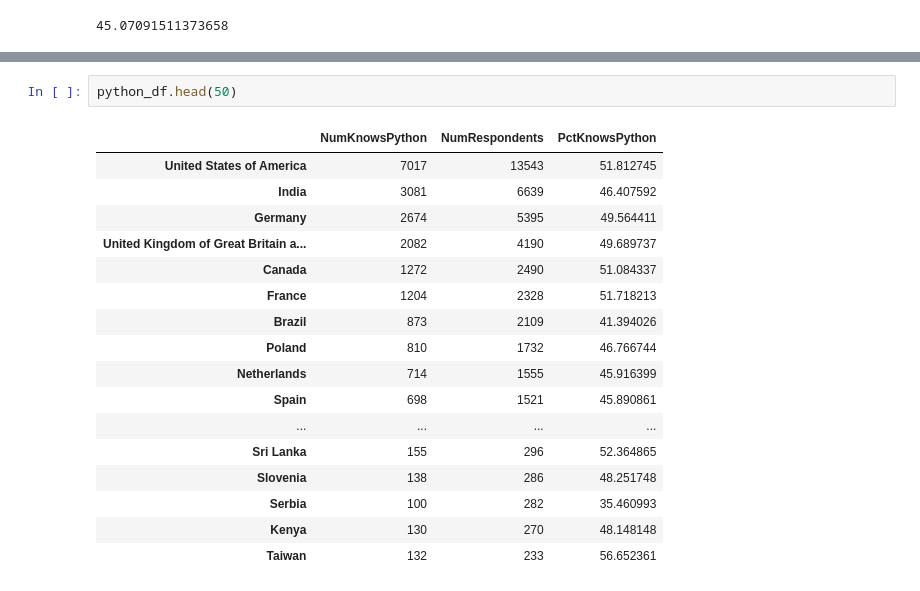
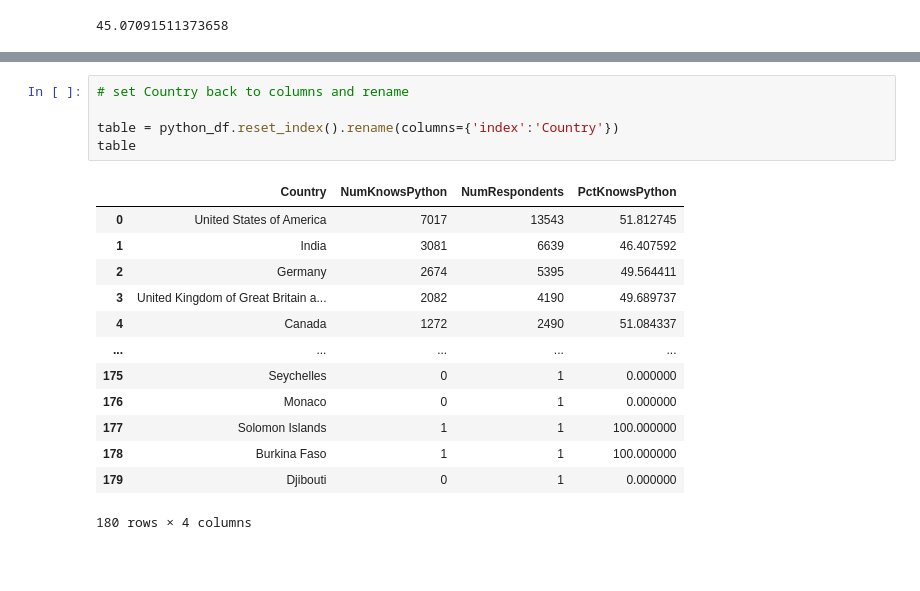
Before and after one commit to Obscureagain/pandas-demo, a Jupyter notebook: SO 2022.ipynb, the cells around one changed output, grey strips where cells are left out. Cells and saved outputs as stored; diff of their text form; blank space fills up the shorter version.

```diff
--- a/SO 2022.ipynb
+++ b/SO 2022.ipynb
@@ -699,20 +739,19 @@ python_df.sort_values(by='NumRespondents', ascending=False, inplace=True)
-# %%
-python_df.head(50)
-# %% [output]
-|  | NumKnowsPython | NumRespondents | PctKnowsPython |
-| United States of America | 7017 | 13543 | 51.812745 |
-| India | 3081 | 6639 | 46.407592 |
-| Germany | 2674 | 5395 | 49.564411 |
-| United Kingdom of Great Britain a... | 2082 | 4190 | 49.689737 |
-| Canada | 1272 | 2490 | 51.084337 |
-| France | 1204 | 2328 | 51.718213 |
-| Brazil | 873 | 2109 | 41.394026 |
-| Poland | 810 | 1732 | 46.766744 |
-| Netherlands | 714 | 1555 | 45.916399 |
-| Spain | 698 | 1521 | 45.890861 |
-| ... | ... | ... | ... |
-| Sri Lanka | 155 | 296 | 52.364865 |
-| Slovenia | 138 | 286 | 48.251748 |
-| Serbia | 100 | 282 | 35.460993 |
-| Kenya | 130 | 270 | 48.148148 |
-| Taiwan | 132 | 233 | 56.652361 |
+# %%
+# set Country back to columns and rename
+
+table = python_df.reset_index().rename(columns={'index':'Country'})
+table
+# %% [output]
+|  | Country | NumKnowsPython | NumRespondents | PctKnowsPython |
+| 0 | United States of America | 7017 | 13543 | 51.812745 |
+| 1 | India | 3081 | 6639 | 46.407592 |
+| 2 | Germany | 2674 | 5395 | 49.564411 |
+| 3 | United Kingdom of Great Britain a... | 2082 | 4190 | 49.689737 |
+| 4 | Canada | 1272 | 2490 | 51.084337 |
+| ... | ... | ... | ... | ... |
+| 175 | Seychelles | 0 | 1 | 0.000000 |
+| 176 | Monaco | 0 | 1 | 0.000000 |
+| 177 | Solomon Islands | 1 | 1 | 100.000000 |
+| 178 | Burkina Faso | 1 | 1 | 100.000000 |
+| 179 | Djibouti | 0 | 1 | 0.000000 |
+180 rows × 4 columns
```
Also changed, not shown: parts of 30 cells of this notebook, 3 other files.
